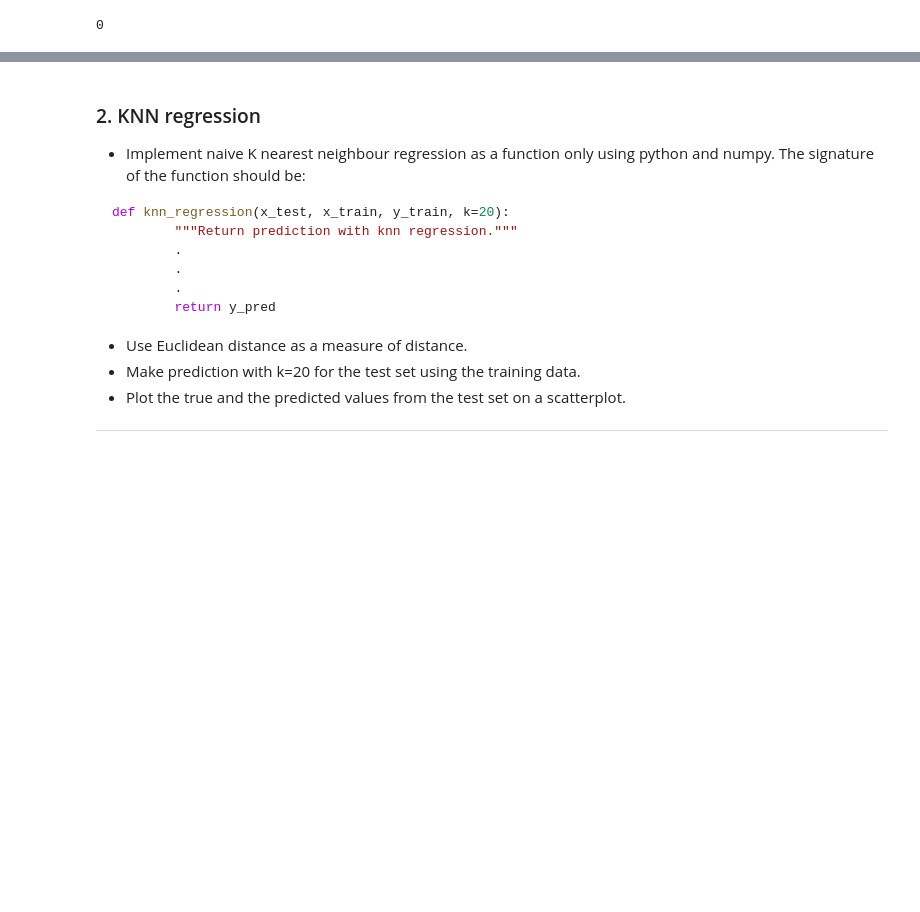
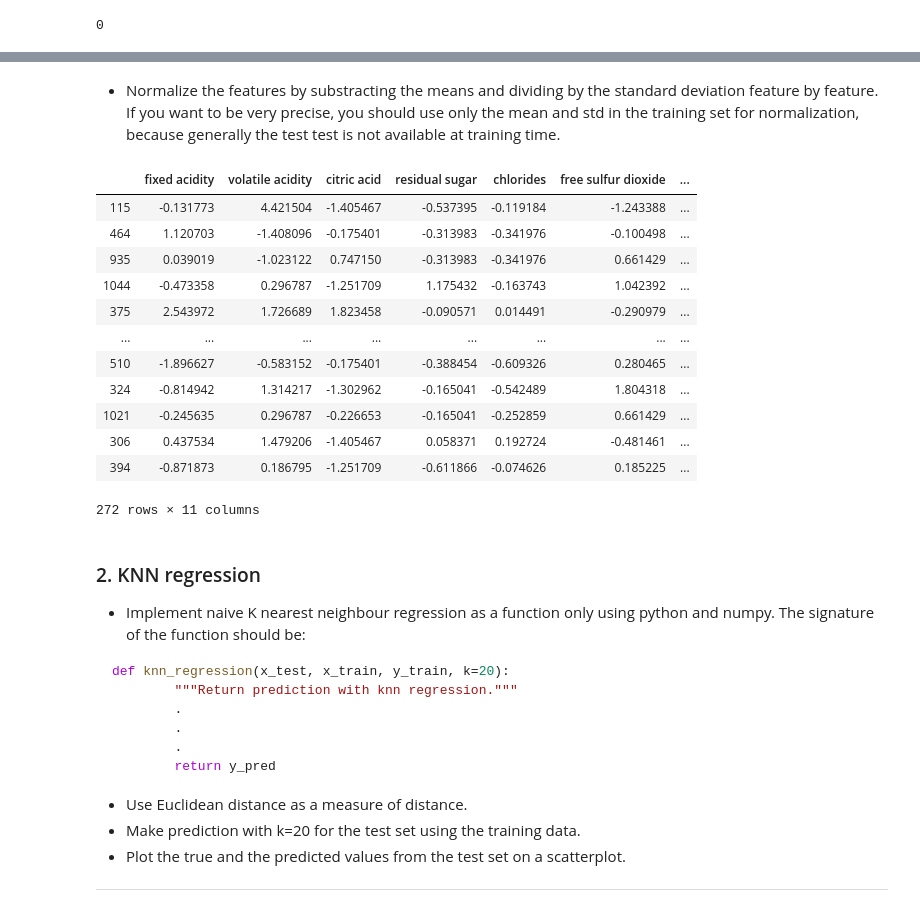
Before and after one commit to barnabasp/ML_Course, a Jupyter notebook: 3/lab03.ipynb, the cells around one changed output, grey strips where cells are left out. Saved outputs shown, nothing was run; the diff lists cells and outputs as text; code cells hidden in the pictures; blank space fills up the shorter version.

```diff
--- a/3/lab03.ipynb
+++ b/3/lab03.ipynb
@@ -124,3 +144,23 @@ Name: quality, Length: 272, dtype: int64
+# %% [markdown]
+ - Normalize the features by substracting the means and dividing by the standard deviation feature by feature. If you want to be very precise, you should use only the mean and std in the training set for normalization, because generally the test test is not available at training time.
+# %%
+X_test_norm = (X_test - X_train.mean())/X_train.std()
+X_train_norm = (X_train - X_train.mean())/X_train.std()
+X_test_norm
+# %% [output]
+|  | fixed acidity | volatile acidity | citric acid | residual sugar | chlorides | free sulfur dioxide | ... |
+| 115 | -0.131773 | 4.421504 | -1.405467 | -0.537395 | -0.119184 | -1.243388 | ... |
+| 464 | 1.120703 | -1.408096 | -0.175401 | -0.313983 | -0.341976 | -0.100498 | ... |
+| 935 | 0.039019 | -1.023122 | 0.747150 | -0.313983 | -0.341976 | 0.661429 | ... |
+| 1044 | -0.473358 | 0.296787 | -1.251709 | 1.175432 | -0.163743 | 1.042392 | ... |
+| 375 | 2.543972 | 1.726689 | 1.823458 | -0.090571 | 0.014491 | -0.290979 | ... |
+| ... | ... | ... | ... | ... | ... | ... | ... |
+| 510 | -1.896627 | -0.583152 | -0.175401 | -0.388454 | -0.609326 | 0.280465 | ... |
+| 324 | -0.814942 | 1.314217 | -1.302962 | -0.165041 | -0.542489 | 1.804318 | ... |
+| 1021 | -0.245635 | 0.296787 | -0.226653 | -0.165041 | -0.252859 | 0.661429 | ... |
+| 306 | 0.437534 | 1.479206 | -1.405467 | 0.058371 | 0.192724 | -0.481461 | ... |
+| 394 | -0.871873 | 0.186795 | -1.251709 | -0.611866 | -0.074626 | 0.185225 | ... |
+272 rows × 11 columns
 # %% [markdown]
 ### 2. KNN regression
 - Implement naive K nearest neighbour regression as a function only using python and numpy. The signature of the function should be:
```
Also changed, not shown: parts of 18 cells of this notebook.
